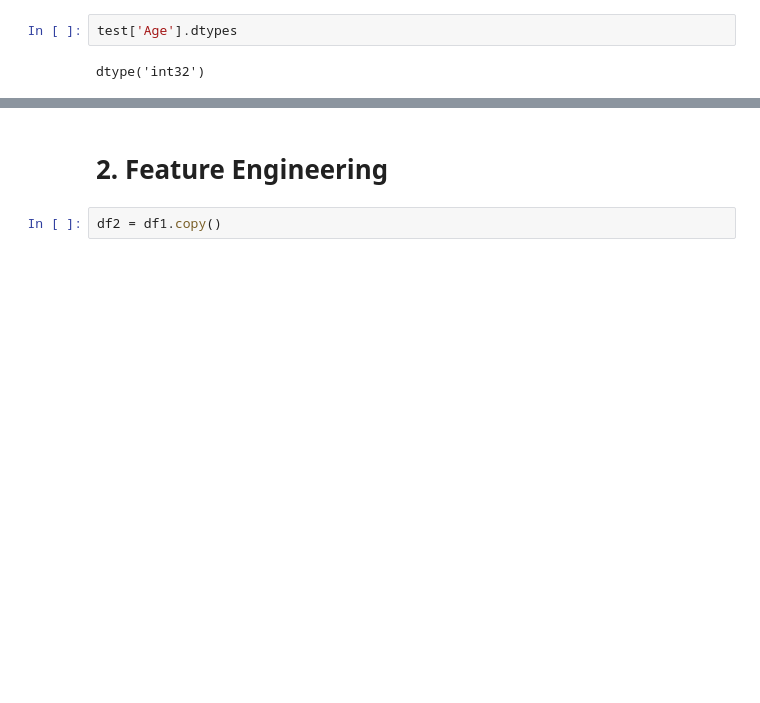
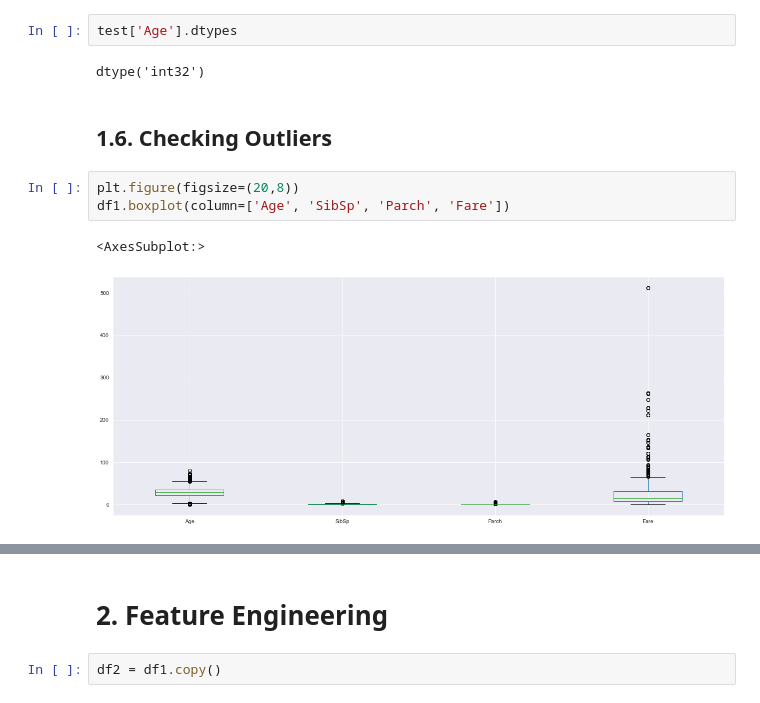
Before and after one commit to augusto-matos/Titanic-Project, a Jupyter notebook: Titanic.ipynb, the cells around one changed output, grey strips where cells are left out. Saved outputs shown, nothing was run; the diff lists cells and outputs as text; blank space fills up the shorter version.

```diff
--- a/Titanic.ipynb
+++ b/Titanic.ipynb
@@ -216,3 +221,11 @@ dtype('int32')
 test['Age'].dtypes
 # %% [output]
 dtype('int32')
+# %% [markdown]
+## 1.6. Checking Outliers
+# %%
+plt.figure(figsize=(20,8))
+df1.boxplot(column=['Age', 'SibSp', 'Parch', 'Fare'])
+# %% [output]
+<AxesSubplot:>
+[figure, added]
```
Also changed, not shown: parts of 19 cells of this notebook.
